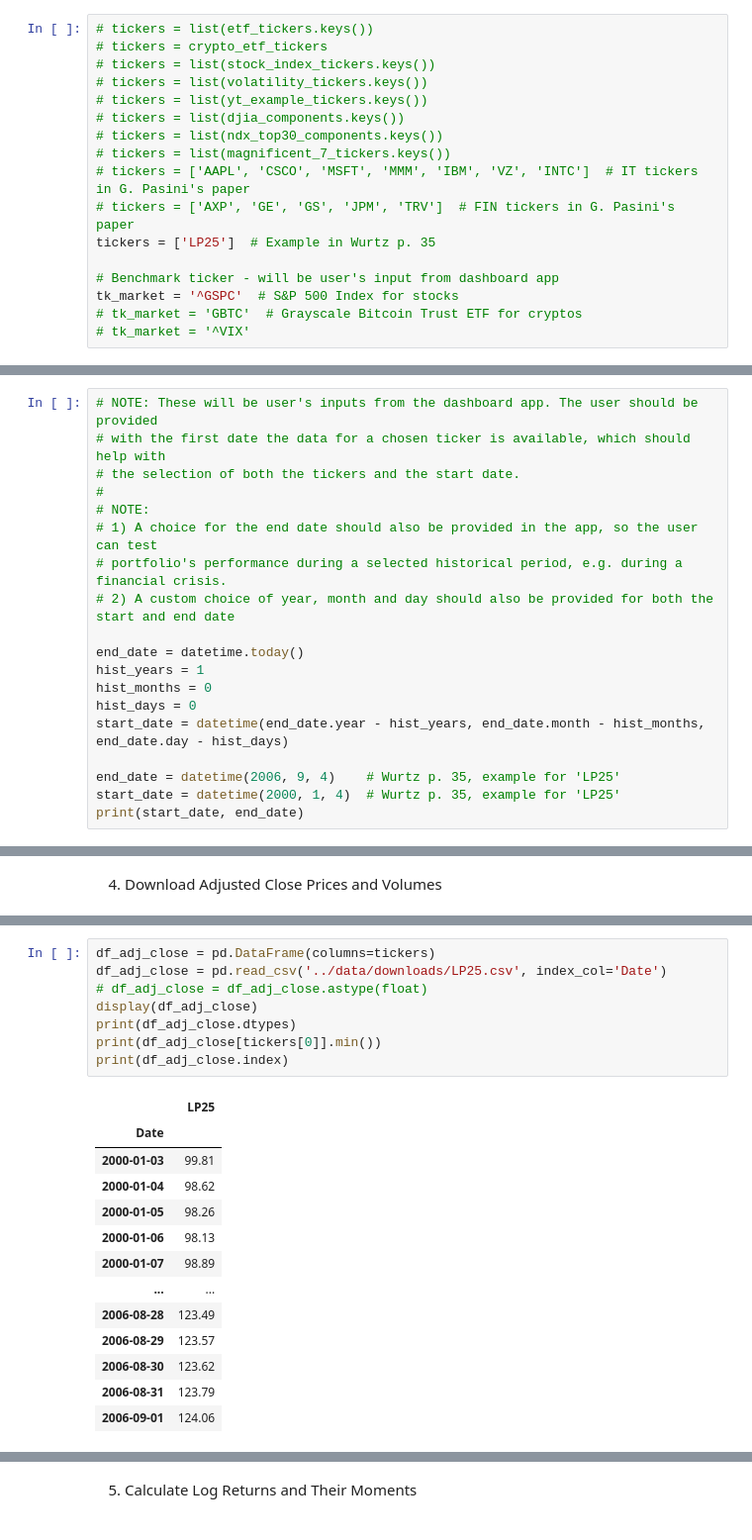
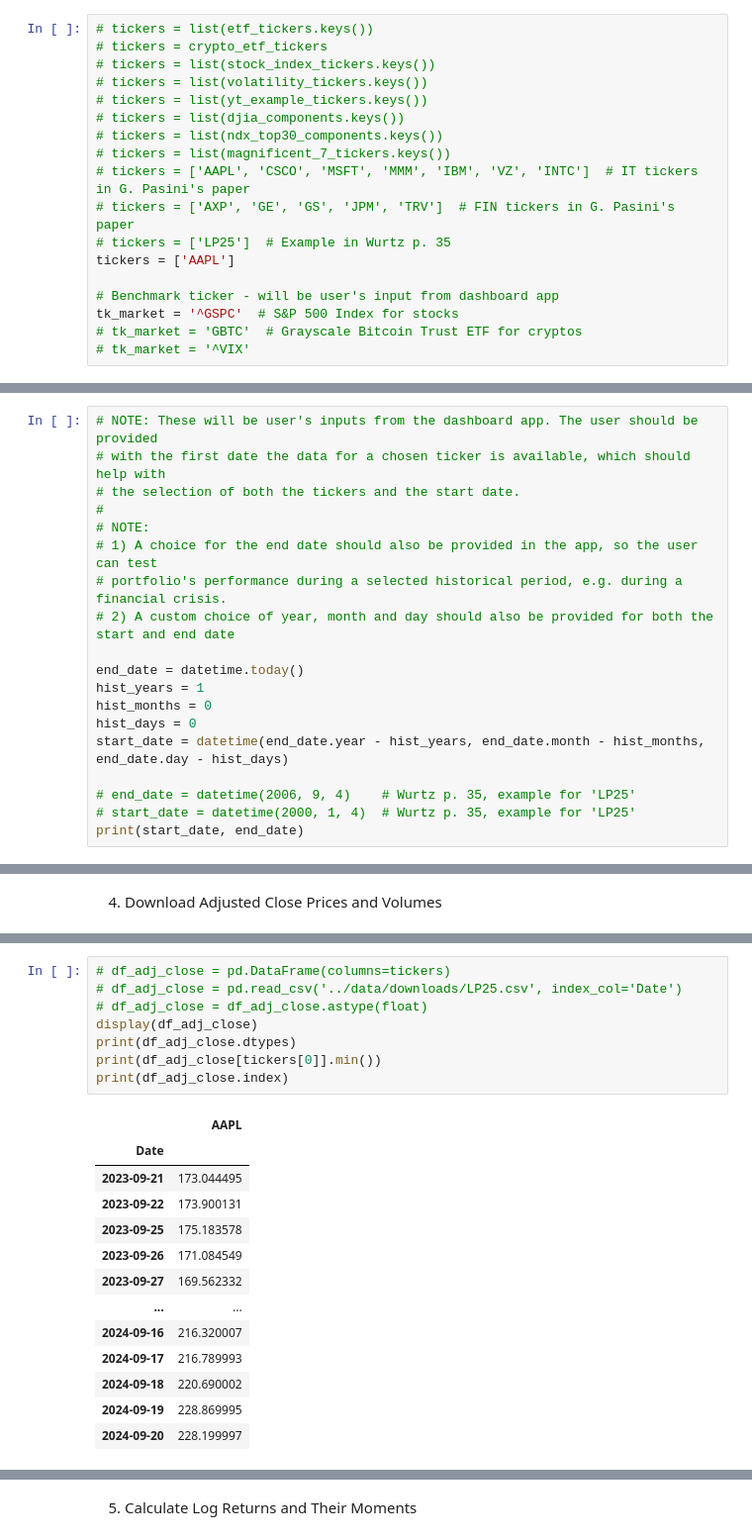
Before and after one commit to mlabecki/portfolio_analytics, a Jupyter notebook: src/test_drawdown_stats.ipynb, the cells around one changed output, grey strips where cells are left out. Shown at 99% size. Cells and saved outputs as stored; diff of their text form.

```diff
--- a/src/test_drawdown_stats.ipynb
+++ b/src/test_drawdown_stats.ipynb
@@ -38,7 +38,8 @@ from utils import *
 # tickers = list(magnificent_7_tickers.keys())
 # tickers = ['AAPL', 'CSCO', 'MSFT', 'MMM', 'IBM', 'VZ', 'INTC']  # IT tickers in G. Pasini's paper
 # tickers = ['AXP', 'GE', 'GS', 'JPM', 'TRV']  # FIN tickers in G. Pasini's paper
-tickers = ['LP25']  # Example in Wurtz p. 35
+# tickers = ['LP25']  # Example in Wurtz p. 35
+tickers = ['AAPL']
 
 # Benchmark ticker - will be user's input from dashboard app
 tk_market = '^GSPC'  # S&P 500 Index for stocks
@@ -62,7 +63,7 @@ hist_months = 0
 hist_days = 0
 start_date = datetime(end_date.year - hist_years, end_date.month - hist_months, end_date.day - hist_days)
 
-end_date = datetime(2006, 9, 4)    # Wurtz p. 35, example for 'LP25'
-start_date = datetime(2000, 1, 4)  # Wurtz p. 35, example for 'LP25'
+# end_date = datetime(2006, 9, 4)    # Wurtz p. 35, example for 'LP25'
+# start_date = datetime(2000, 1, 4)  # Wurtz p. 35, example for 'LP25'
 print(start_date, end_date)
 # %% [output]
@@ -146,22 +160,22 @@ df_dollar_volume = df_dollar_volume.dropna()
 # %%
-df_adj_close = pd.DataFrame(columns=tickers)
-df_adj_close = pd.read_csv('../data/downloads/LP25.csv', index_col='Date')
+# df_adj_close = pd.DataFrame(columns=tickers)
+# df_adj_close = pd.read_csv('../data/downloads/LP25.csv', index_col='Date')
 # df_adj_close = df_adj_close.astype(float)
 display(df_adj_close)
 print(df_adj_close.dtypes)
 print(df_adj_close[tickers[0]].min())
 print(df_adj_close.index)
 # %% [output]
-|  | LP25 |
+|  | AAPL |
 | Date |  |
-| 2000-01-03 | 99.81 |
-| 2000-01-04 | 98.62 |
-| 2000-01-05 | 98.26 |
-| 2000-01-06 | 98.13 |
-| 2000-01-07 | 98.89 |
+| 2023-09-21 | 173.044495 |
+| 2023-09-22 | 173.900131 |
+| 2023-09-25 | 175.183578 |
+| 2023-09-26 | 171.084549 |
+| 2023-09-27 | 169.562332 |
 | ... | ... |
-| 2006-08-28 | 123.49 |
-| 2006-08-29 | 123.57 |
-| 2006-08-30 | 123.62 |
-| 2006-08-31 | 123.79 |
-| 2006-09-01 | 124.06 |
+| 2024-09-16 | 216.320007 |
+| 2024-09-17 | 216.789993 |
+| 2024-09-18 | 220.690002 |
+| 2024-09-19 | 228.869995 |
+| 2024-09-20 | 228.199997 |
```
Also changed, not shown: parts of 14 cells of this notebook, 8 other files.
